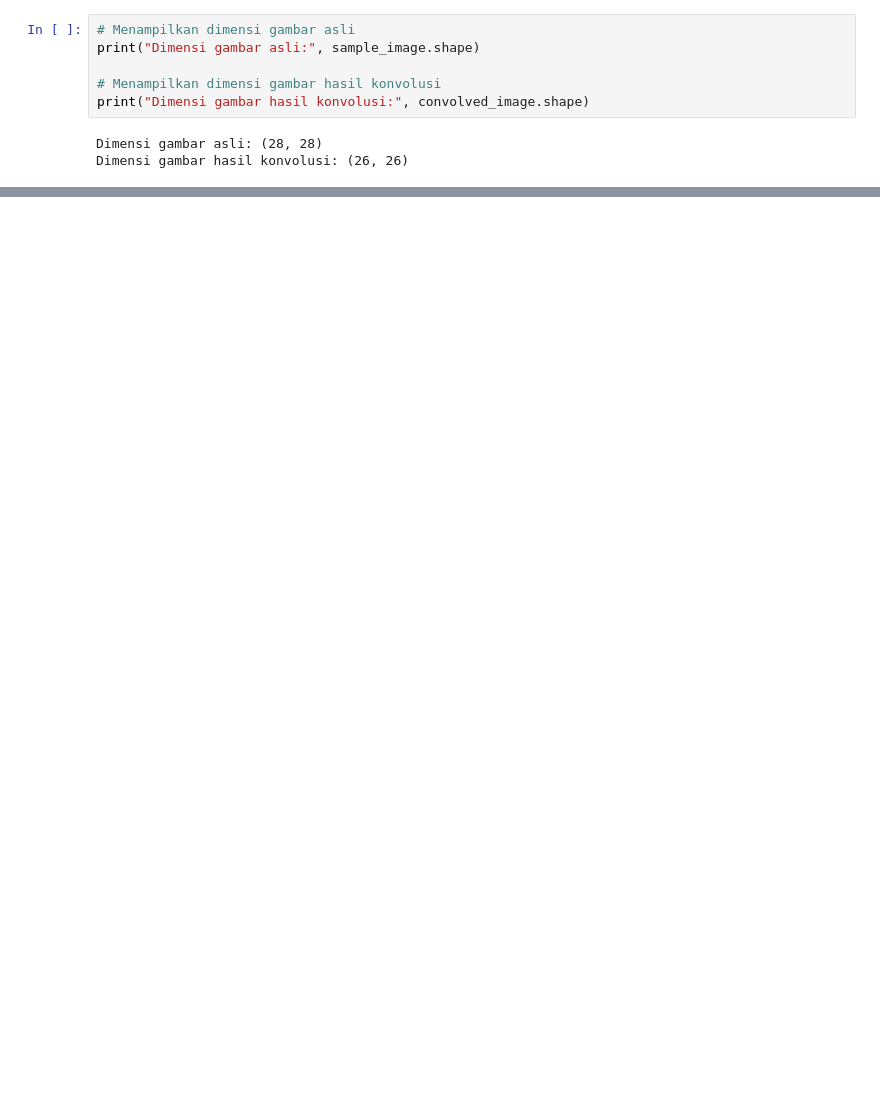
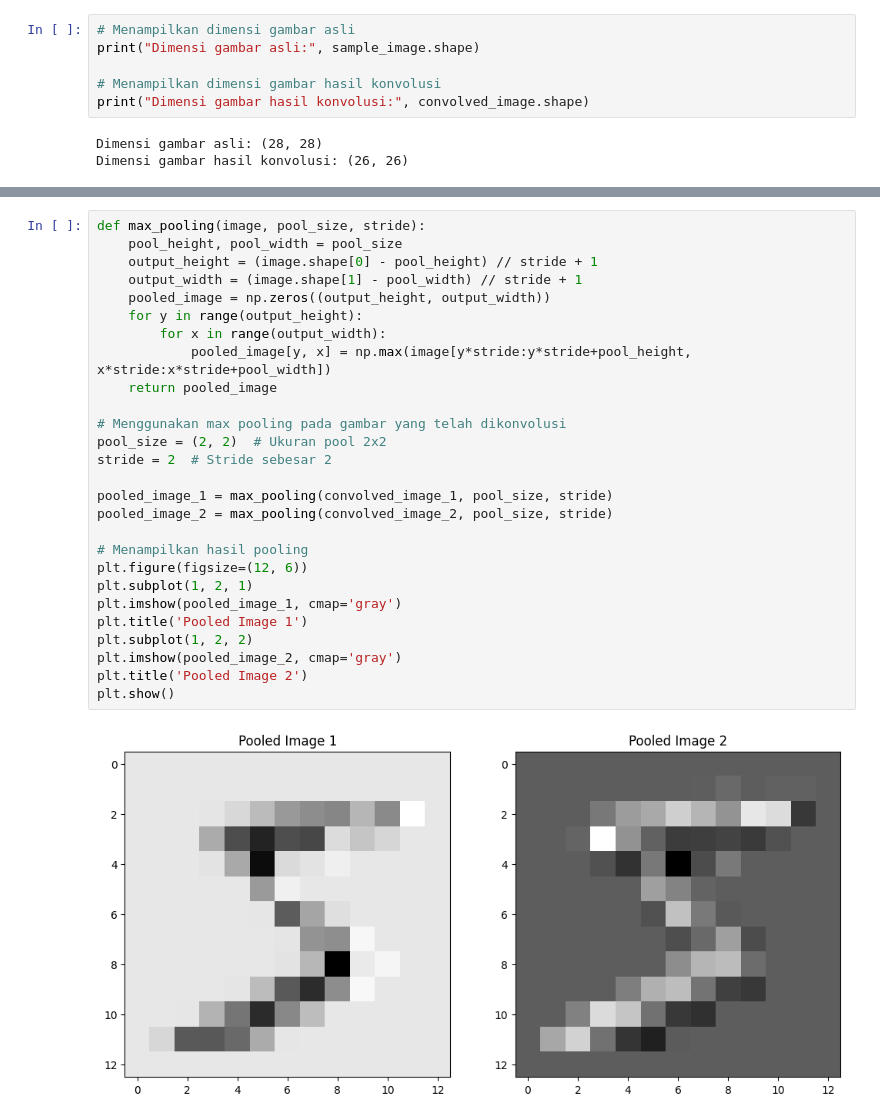
Before and after one commit to taniaatikaa/Artificial-Intelligence, a Jupyter notebook: CNN.ipynb, the cells around one changed output, grey strips where cells are left out. Saved outputs shown, nothing was run; the diff lists cells and outputs as text; blank space fills up the shorter version.

```diff
--- a/CNN.ipynb
+++ b/CNN.ipynb
@@ -131,0 +147,29 @@ plt.show()
+# %%
+def max_pooling(image, pool_size, stride):
+    pool_height, pool_width = pool_size
+    output_height = (image.shape[0] - pool_height) // stride + 1
+    output_width = (image.shape[1] - pool_width) // stride + 1
+    pooled_image = np.zeros((output_height, output_width))
+    for y in range(output_height):
+        for x in range(output_width):
+            pooled_image[y, x] = np.max(image[y*stride:y*stride+pool_height, x*stride:x*stride+pool_width])
+    return pooled_image
+
+# Menggunakan max pooling pada gambar yang telah dikonvolusi
+pool_size = (2, 2)  # Ukuran pool 2x2
+stride = 2  # Stride sebesar 2
+
+pooled_image_1 = max_pooling(convolved_image_1, pool_size, stride)
+pooled_image_2 = max_pooling(convolved_image_2, pool_size, stride)
+
+# Menampilkan hasil pooling
+plt.figure(figsize=(12, 6))
+plt.subplot(1, 2, 1)
+plt.imshow(pooled_image_1, cmap='gray')
+plt.title('Pooled Image 1')
+plt.subplot(1, 2, 2)
+plt.imshow(pooled_image_2, cmap='gray')
+plt.title('Pooled Image 2')
+plt.show()
+# %% [output]
+[figure, added]
```
Also changed, not shown: parts of 8 cells of this notebook.
